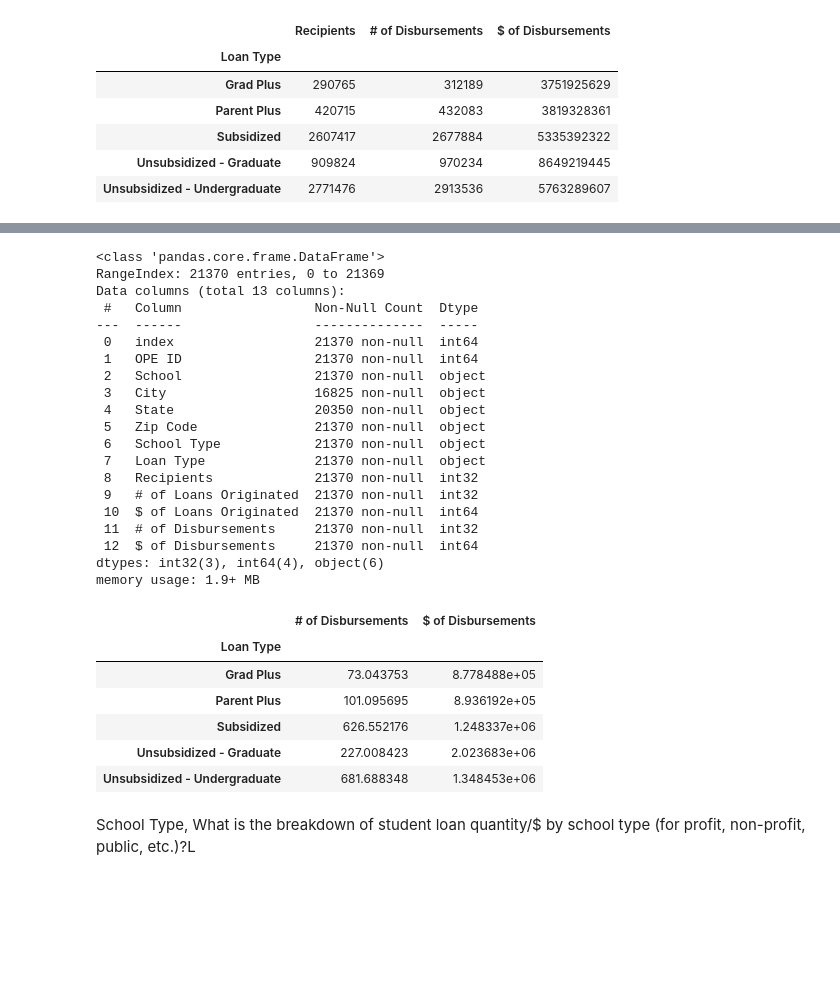
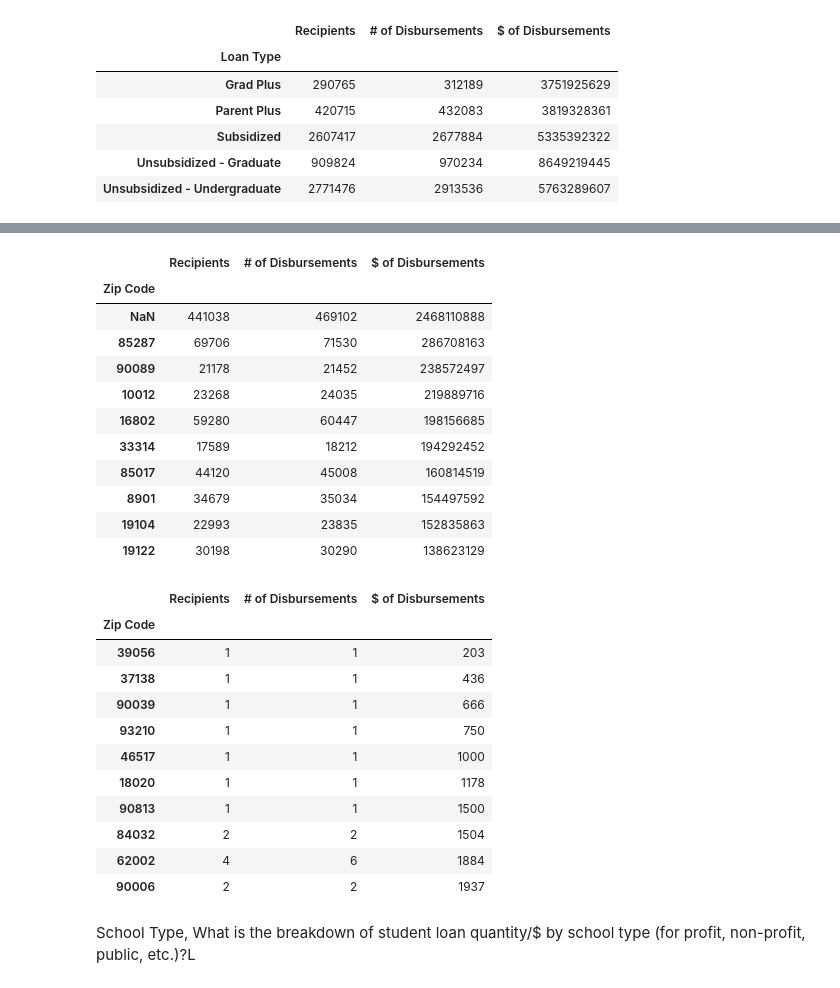
Before and after one commit to wemlaztdj/Demo_p1, a Jupyter notebook: main - MR.ipynb, the cells around one changed output, grey strips where cells are left out. Cells and saved outputs as stored; diff of their text form; code cells hidden in the pictures; blank space fills up the shorter version.

```diff
--- a/main - MR.ipynb
+++ b/main - MR.ipynb
@@ -202,39 +224,42 @@ plt.show()
-# %%
-df.info()
-# %% [output]
-<class 'pandas.core.frame.DataFrame'>
-RangeIndex: 21370 entries, 0 to 21369
-Data columns (total 13 columns):
- #   Column                 Non-Null Count  Dtype
----  ------                 --------------  -----
- 0   index                  21370 non-null  int64
- 1   OPE ID                 21370 non-null  int64
- 2   School                 21370 non-null  object
- 3   City                   16825 non-null  object
- 4   State                  20350 non-null  object
- 5   Zip Code               21370 non-null  object
- 6   School Type            21370 non-null  object
- 7   Loan Type              21370 non-null  object
- 8   Recipients             21370 non-null  int32
- 9   # of Loans Originated  21370 non-null  int32
- 10  $ of Loans Originated  21370 non-null  int64
- 11  # of Disbursements     21370 non-null  int32
- 12  $ of Disbursements     21370 non-null  int64
-dtypes: int32(3), int64(4), object(6)
-memory usage: 1.9+ MB
-# %%
-#Determine the average amount of loans per Loan Tyoe
-loan_type_avg = df.groupby("Loan Type")["# of Disbursements", "$ of Disbursements"].mean()
-
-loan_type_avg
-# %% [output]
-|  | # of Disbursements | $ of Disbursements |
-| Loan Type |  |  |
-| Grad Plus | 73.043753 | 8.778488e+05 |
-| Parent Plus | 101.095695 | 8.936192e+05 |
-| Subsidized | 626.552176 | 1.248337e+06 |
-| Unsubsidized - Graduate | 227.008423 | 2.023683e+06 |
-| Unsubsidized - Undergraduate | 681.688348 | 1.348453e+06 |
+# %%
+# The top 10 zip codes where schools received the most amount of loans - LOOKS GOOD!
+zipcode = df.groupby("Zip Code")["Recipients", "# of Disbursements", "$ of Disbursements"].sum()
+
+zipcode_disbursements_most = zipcode.sort_values("$ of Disbursements", ascending=False)
+
+zipcode_disbursements_most.head(10)
+# %% [output]
+|  | Recipients | # of Disbursements | $ of Disbursements |
+| Zip Code |  |  |  |
+| NaN | 441038 | 469102 | 2468110888 |
+| 85287 | 69706 | 71530 | 286708163 |
+| 90089 | 21178 | 21452 | 238572497 |
+| 10012 | 23268 | 24035 | 219889716 |
+| 16802 | 59280 | 60447 | 198156685 |
+| 33314 | 17589 | 18212 | 194292452 |
+| 85017 | 44120 | 45008 | 160814519 |
+| 8901 | 34679 | 35034 | 154497592 |
+| 19104 | 22993 | 23835 | 152835863 |
+| 19122 | 30198 | 30290 | 138623129 |
+# %%
+#The 10 zip codes where schools received the least amount of loans - LOOKS GOOD!
+
+zipcode_disbursements_least = zipcode.sort_values("$ of Disbursements", ascending=True)
+
+zipcode_disbursements_least.head(10)
+# %% [output]
+|  | Recipients | # of Disbursements | $ of Disbursements |
+| Zip Code |  |  |  |
+| 39056 | 1 | 1 | 203 |
+| 37138 | 1 | 1 | 436 |
+| 90039 | 1 | 1 | 666 |
+| 93210 | 1 | 1 | 750 |
+| 46517 | 1 | 1 | 1000 |
+| 18020 | 1 | 1 | 1178 |
+| 90813 | 1 | 1 | 1500 |
+| 84032 | 2 | 2 | 1504 |
+| 62002 | 4 | 6 | 1884 |
+| 90006 | 2 | 2 | 1937 |
 # %% [markdown]
 School Type, What is the breakdown of student loan quantity/$ by school type (for profit, non-profit, public, etc.)?L
 # %% [markdown]
```
Also changed, not shown: parts of 6 cells of this notebook, 2 other files.
